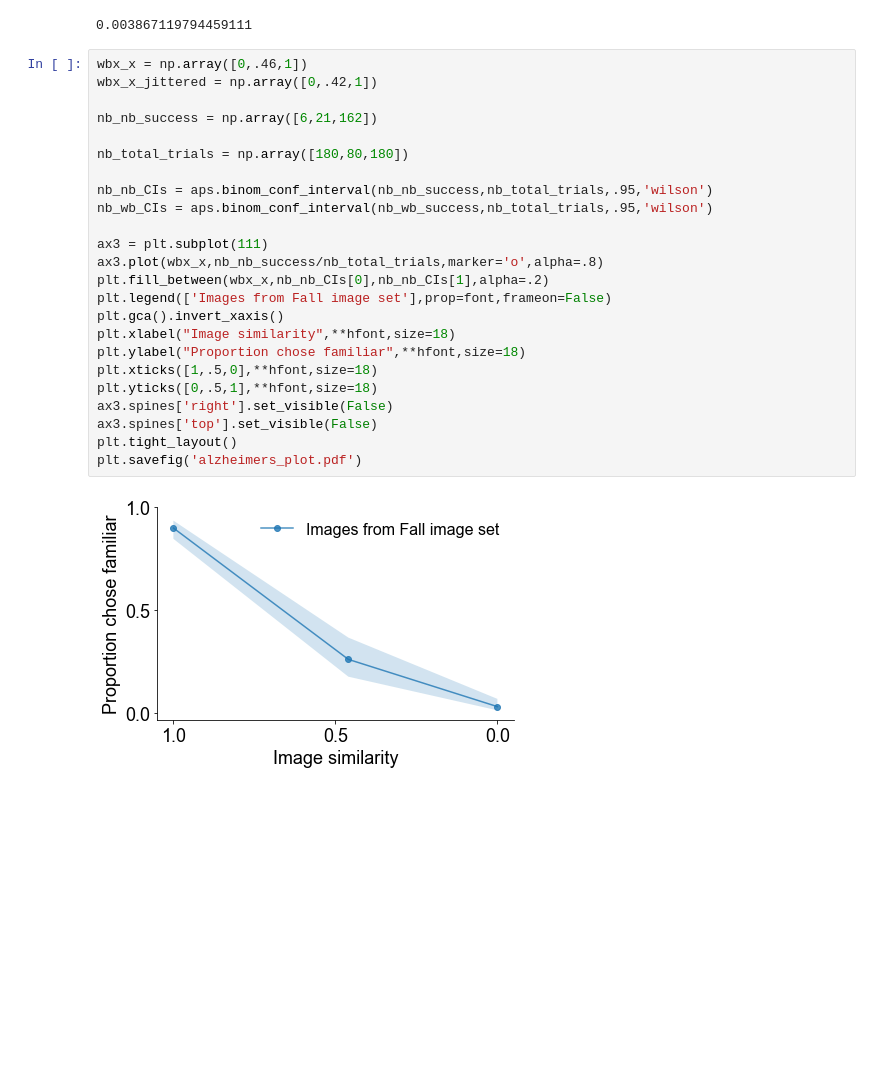
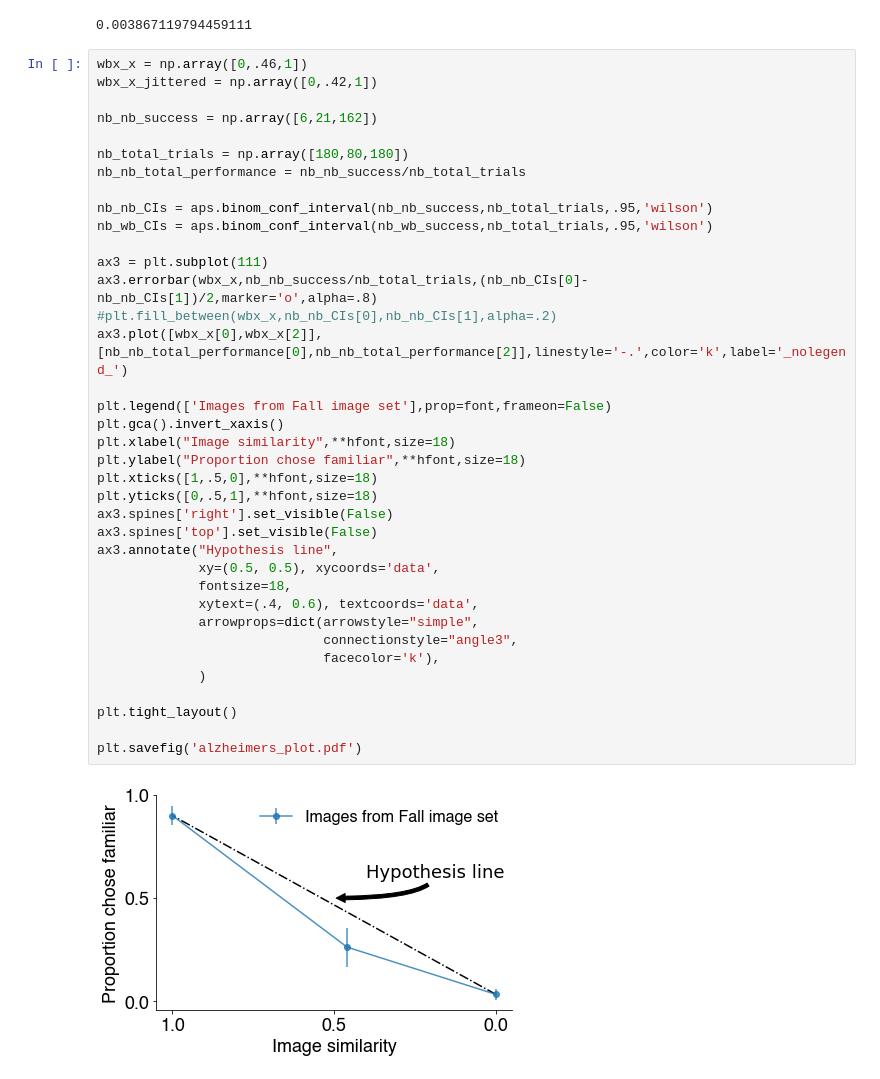
Before and after one commit to SimonBohn/QNC_2021, a Jupyter notebook: Data Vis Presentation.ipynb, the cells around one changed output. Saved outputs shown, nothing was run; the diff lists cells and outputs as text; blank space fills up the shorter version.

```diff
--- a/Data Vis Presentation.ipynb
+++ b/Data Vis Presentation.ipynb
@@ -209,26 +209,39 @@ wbs_null_test
 # %%
 wbx_x = np.array([0,.46,1])
 wbx_x_jittered = np.array([0,.42,1])
 
 nb_nb_success = np.array([6,21,162])
 
 nb_total_trials = np.array([180,80,180])
+nb_nb_total_performance = nb_nb_success/nb_total_trials
 
 nb_nb_CIs = aps.binom_conf_interval(nb_nb_success,nb_total_trials,.95,'wilson')
 nb_wb_CIs = aps.binom_conf_interval(nb_wb_success,nb_total_trials,.95,'wilson')
 
 ax3 = plt.subplot(111)
-ax3.plot(wbx_x,nb_nb_success/nb_total_trials,marker='o',alpha=.8)
-plt.fill_between(wbx_x,nb_nb_CIs[0],nb_nb_CIs[1],alpha=.2)
+ax3.errorbar(wbx_x,nb_nb_success/nb_total_trials,(nb_nb_CIs[0]-nb_nb_CIs[1])/2,marker='o',alpha=.8)
+#plt.fill_between(wbx_x,nb_nb_CIs[0],nb_nb_CIs[1],alpha=.2)
+ax3.plot([wbx_x[0],wbx_x[2]],[nb_nb_total_performance[0],nb_nb_total_performance[2]],linestyle='-.',color='k',label='_nolegend_')
+
 plt.legend(['Images from Fall image set'],prop=font,frameon=False)
 plt.gca().invert_xaxis()
 plt.xlabel("Image similarity",**hfont,size=18)
 plt.ylabel("Proportion chose familiar",**hfont,size=18)
 plt.xticks([1,.5,0],**hfont,size=18)
 plt.yticks([0,.5,1],**hfont,size=18)
 ax3.spines['right'].set_visible(False)
 ax3.spines['top'].set_visible(False)
+ax3.annotate("Hypothesis line",
+             xy=(0.5, 0.5), xycoords='data',
+             fontsize=18,
+             xytext=(.4, 0.6), textcoords='data',
+             arrowprops=dict(arrowstyle="simple",
+                             connectionstyle="angle3",
+                             facecolor='k'),
+             )
+
 plt.tight_layout()
+
 plt.savefig('alzheimers_plot.pdf')
 # %% [output]
-[figure, old version]
+[figure, new version]
```
Also changed, not shown: parts of 5 cells of this notebook, 3 other files.
